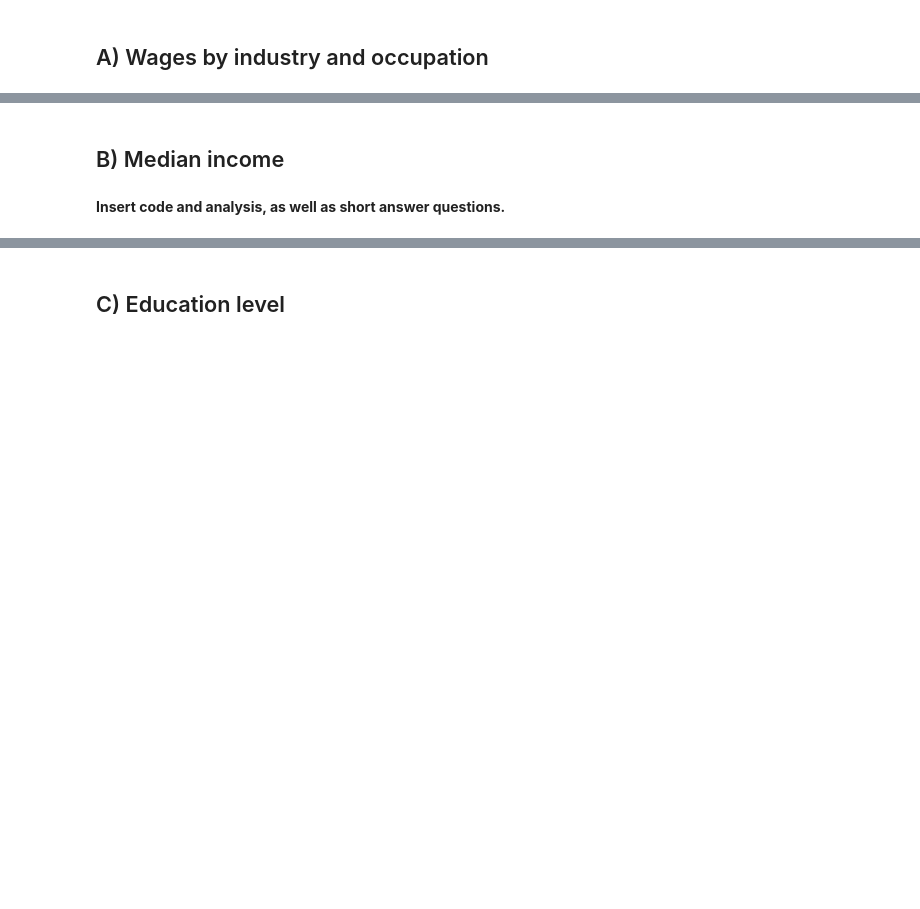
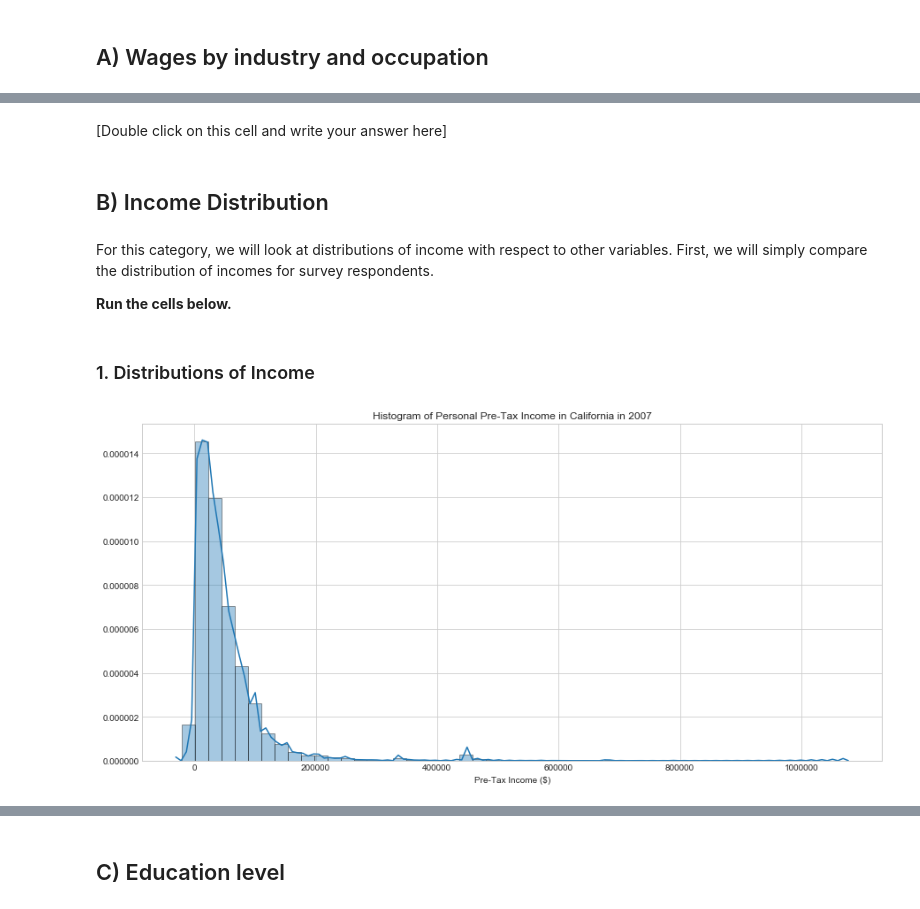
Before and after one commit to ds-modules/CP-113A, a Jupyter notebook: Final-Notebook.ipynb, the cells around one changed output, grey strips where cells are left out. Drawn from its saved outputs; the diff is of its cells as text; code cells hidden in the pictures; blank space fills up the shorter version.

Commit message:
first draft final version

```diff
--- a/Final-Notebook.ipynb
+++ b/Final-Notebook.ipynb
@@ -135,4 +214,17 @@ new_df.to_csv('fullData.csv', index = False, header = True)
+# %% [markdown]
+[Double click on this cell and write your answer here]
 # %% [markdown]
-## B) Median income
+## B) Income Distribution
-# %% [markdown]
-**Insert code and analysis, as well as short answer questions.**
+# %% [markdown]
+For this category, we will look at distributions of income with respect to other variables. First, we will simply compare the distribution of incomes for survey respondents.
+
+**Run the cells below.**
+# %% [markdown]
+### 1. Distributions of Income
+# %%
+plt.figure(figsize = (15, 7))
+sns.distplot(poverty_2007['Personal Pre-Tax Income'], label = 'Wages in 2007')
+plt.title('Histogram of Personal Pre-Tax Income in California in 2007')
+plt.xlabel('Pre-Tax Income ($)');
+# %% [output]
+[figure, added]
```
Also changed, not shown: parts of 84 cells of this notebook.
